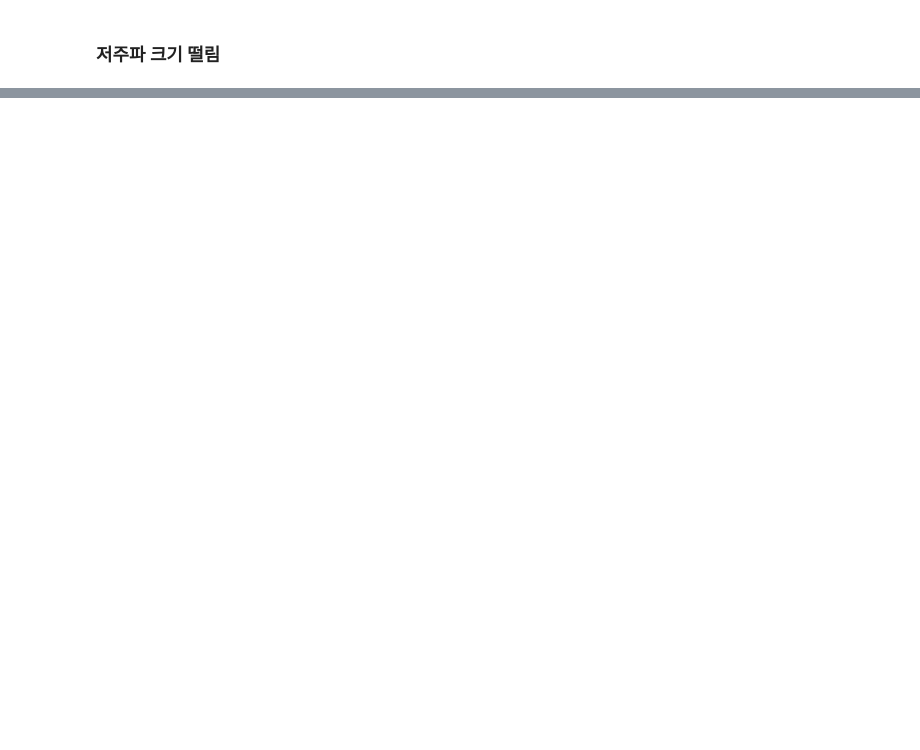
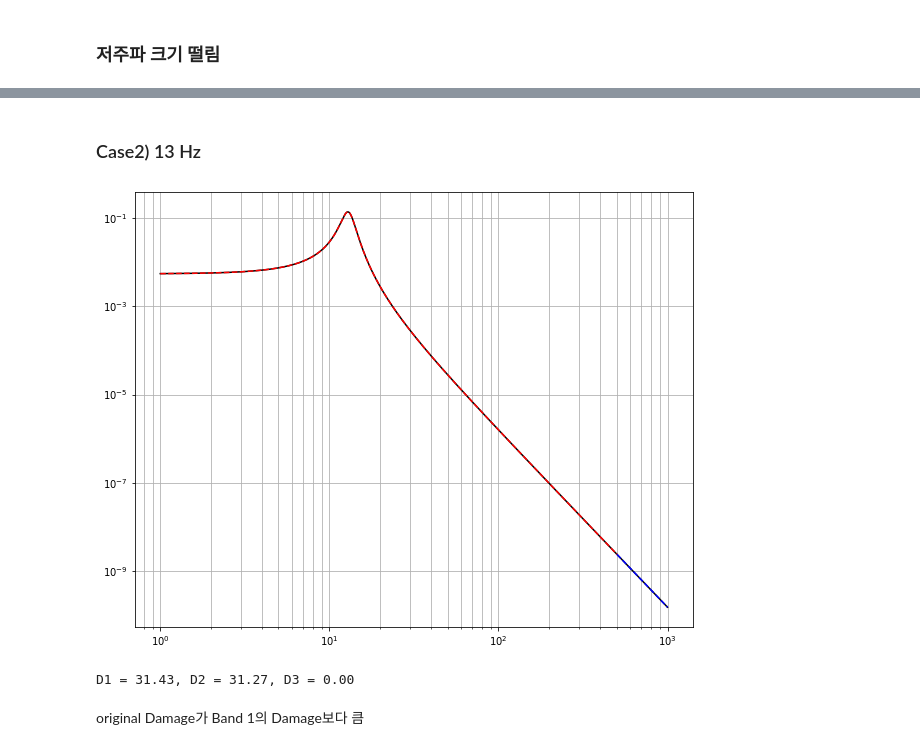
Before and after one commit to wonho13/work, a Jupyter notebook: 논문/2021/Case Study.ipynb, the cells around one changed output, grey strips where cells are left out. Saved outputs shown, nothing was run; the diff lists cells and outputs as text; code cells hidden in the pictures; blank space fills up the shorter version.

```diff
--- a/논문/2021/Case Study.ipynb
+++ b/논문/2021/Case Study.ipynb
@@ -88,0 +249,22 @@ D3
+# %% [markdown]
+### Case2) 13 Hz
+# %%
+fn1 = 13;
+# Generate Input PSD
+freq_spec = np.logspace(np.log10(fmin),np.log10(fmax),5000); psd_spec = np.zeros(5000);
+for i in range(5000):
+    psd_spec[i]= blwn(freq_spec[i],fmin,fmax,bwp,loc);
+# Band Split
+fi,pi = freq_spec,psd_spec;
+dfi,dpi = band_split(fi,pi,2);
+
+K = 1;
+rpsd1 = pi*HH(fi,fn1,zeta)*K;
+rpsd2 = dpi[0]*HH(dfi[0],fn1,zeta)*K;
+rpsd3 = dpi[1]*HH(dfi[1],fn1,zeta)*K;
+
+plt.figure(figsize=(10,8));
+plt.plot(fi,rpsd1,'k-'); plt.plot(dfi[0],rpsd2,'r--'); plt.plot(dfi[1],rpsd3,'b--');
+plt.xscale('log'); plt.yscale('log'); plt.grid(which='both');
+# %% [output]
+[figure, added]
@@ -88,0 +273,9 @@ D3
+# %%
+D1 = D_dirlik(fi,rpsd1,m=4,T=1,C=1);
+D2 = D_dirlik(dfi[0],rpsd2,m=4,T=1,C=1);
+D3 = D_dirlik(dfi[1],rpsd3,m=4,T=1,C=1);
+print("D1 = %.2f, D2 = %.2f, D3 = %.2f"%(D1,D2,D3));
+# %% [output]
+D1 = 31.43, D2 = 31.27, D3 = 0.00
+# %% [markdown]
+original Damage가 Band 1의 Damage보다 큼
```
Also changed, not shown: parts of 36 cells of this notebook, 1 other file.
